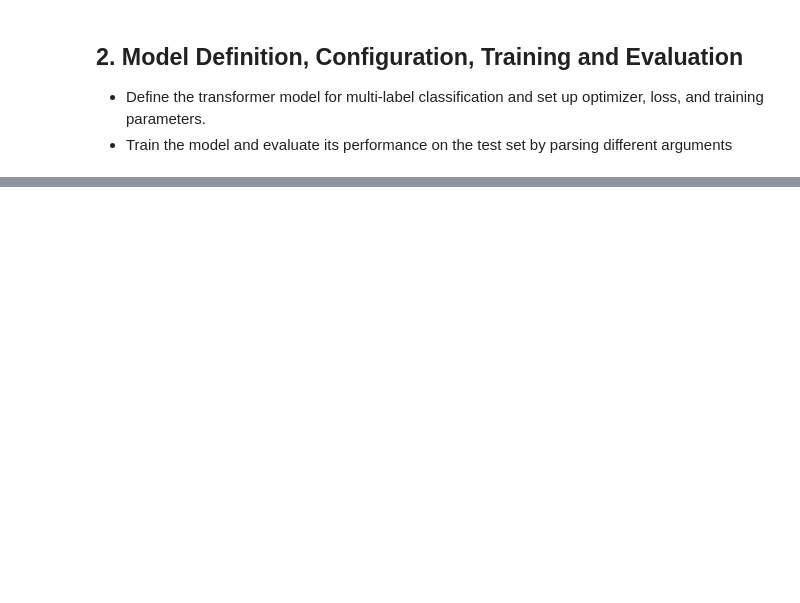
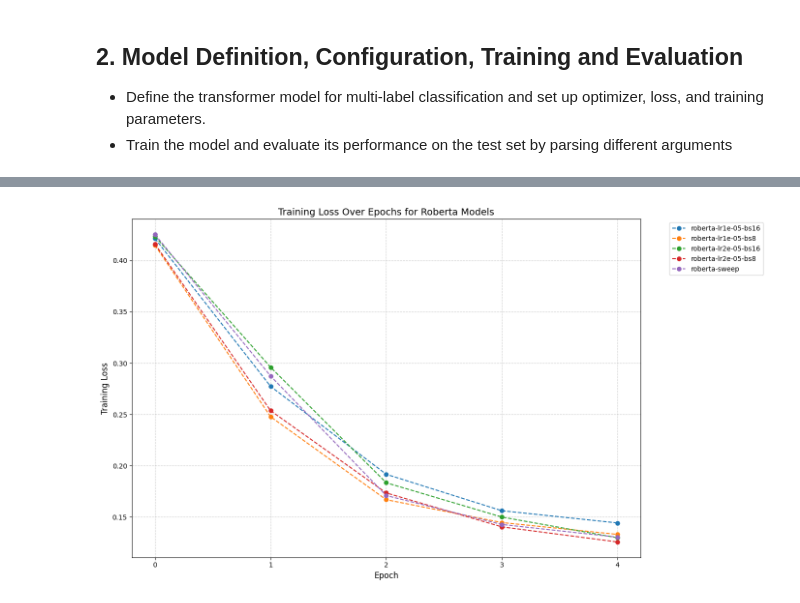
Before and after one commit to j2damax/explainable-tourism-nlp, a Jupyter notebook: notebooks/04_training_and_evaluation.ipynb, the cells around one changed output, grey strips where cells are left out. Saved outputs shown, nothing was run; the diff lists cells and outputs as text; code cells hidden in the pictures; blank space fills up the shorter version.

```diff
--- a/notebooks/04_training_and_evaluation.ipynb
+++ b/notebooks/04_training_and_evaluation.ipynb
@@ -789,0 +422,5 @@ No predictions available. Run a model evaluation first.
+# %%
+# Plot training loss for RoBERTa models
+plot_training_loss(runs_with_loss, 'roberta')
+# %% [output]
+[figure, added]
```
Also changed, not shown: parts of 14 cells of this notebook, 2 other files.
